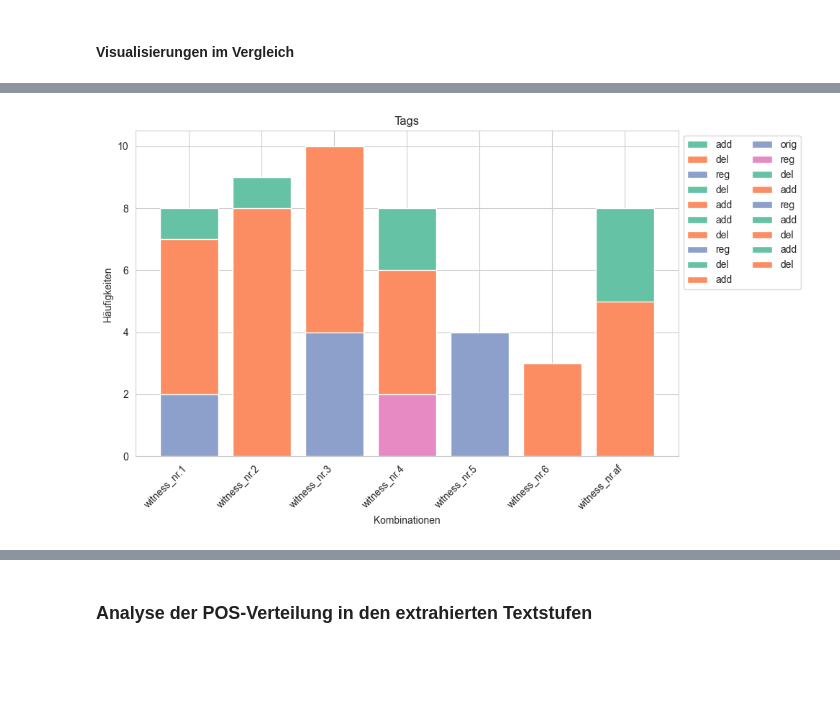
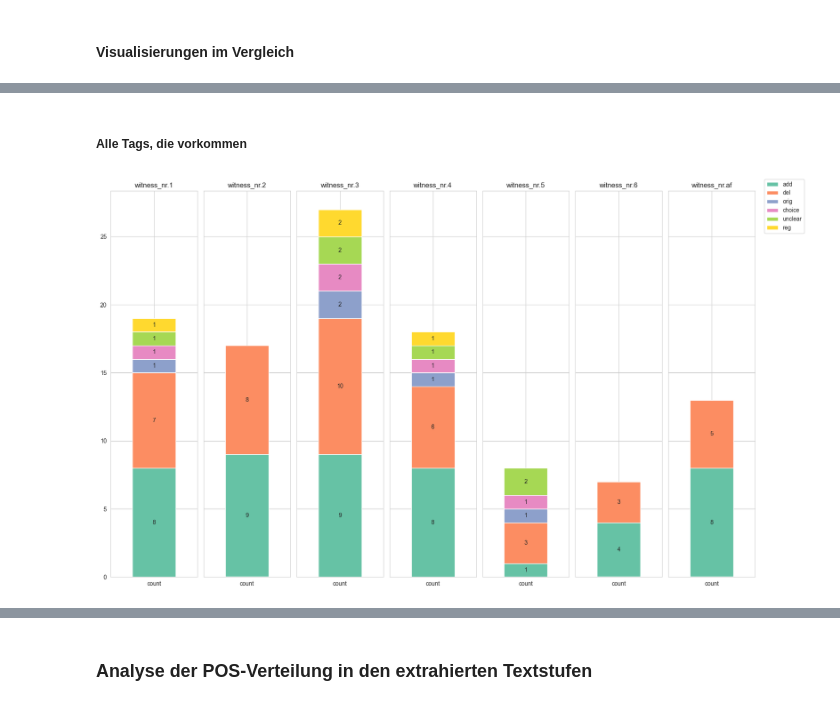
Before and after one commit to johannaunterholzner/DH-Masterarbeit, a Jupyter notebook: Analyse.ipynb, the cells around one changed output, grey strips where cells are left out. Cells and saved outputs as stored; diff of their text form; code cells hidden in the pictures; blank space fills up the shorter version.

```diff
--- a/Analyse.ipynb
+++ b/Analyse.ipynb
@@ -453,46 +342,87 @@ plt.show()
+# %% [markdown]
+##### Alle Tags, die vorkommen
 # %%
 
 # Directory containing the CSV files
 directory = 'C:/Users/jO/Desktop/DH_MA_Arbeit/coding/vwdazb_revisioninterferences_csvs'
 
 # Filter CSV files based on filename pattern
 csv_files = [filename for filename in os.listdir(directory) if filename.startswith('alltags') and filename.endswith('.csv')]
 
 # Load CSV files into DataFrames
 dfs = {}
 for csv_file in csv_files:
     # Extract name for DataFrame
     df_name = csv_file.split('alltags_')[-1].split('_df.csv')[0]
 
     # Load CSV into DataFrame
     df = pd.read_csv(os.path.join(directory, csv_file))
 
     # Assign DataFrame to dictionary using extracted name
     dfs[df_name] = df
 
 
 # Plotting
-# seaborn Farbenpalette für Visualisierung
-sns.set_style("whitegrid")
-fig, ax = plt.subplots(figsize=(10, 6))
+import matplotlib.pyplot as plt
+import seaborn as sns
 
-# Define color palette with enough colors for all categories
-colors = sns.color_palette("Set2", n_colors=sum(len(df) for df in dfs.values()))
+# Collect all unique categories from all DataFrames
+all_categories = set()
+for df in dfs.values():
+    all_categories.update(df['tag'])
 
-# Access each DataFrame by its name
-for df_name, df in dfs.items():
-    bars = ax.bar(df_name, df['count'], label=df['tag'], bottom=df['y_bottom'] if 'y_bottom' in df else None, color=sns.color_palette(palette))
-    # Add labels on top of the bars
-  #  ax.bar_label(bars, label_type='center')
-ax.set_xlabel('Kombinationen')
-ax.set_ylabel('Häufigkeiten')
-ax.set_title('Tags')
-#ax.bar_label(label_type='center')
-handles, labels = ax.get_legend_handles_labels()
-ax.legend(handles, labels, bbox_to_anchor=(1, 1), loc='upper left', ncol=2)
-plt.xticks(rotation=45, ha='right')
+# Create a color palette with the same number of colors as unique categories
+palette = sns.color_palette("Set2", n_colors=len(all_categories))
+
+# Create a single plot with one row and as many columns as there are DataFrames
+num_dfs = len(dfs)
+fig, axes = plt.subplots(1, num_dfs, figsize=(16, 10), sharey=True)
+
+# Initialize handles and labels for legend
+legend_handles = []
+
+# Set the threshold value
+threshold = 0
+
+# Plot stacked bar charts for each DataFrame
+for idx, (df_name, df) in enumerate(dfs.items()):
+    ax = axes[idx] if num_dfs > 1 else axes  # Get the appropriate axis
+    # Modify DataFrame for stacked bar chart
+    stacked_df = df.set_index('tag').T
+
+    # Set missing values for missing categories
+    for category in all_categories:
+        if category not in stacked_df.columns:
+            stacked_df[category] = 0  # Set missing categories to 0
+
+    # Plot stacked bar chart
+    stacked_df.plot(kind='bar', stacked=True, color=palette, ax=ax, legend=None)
+
+    # Customize plot
+    ax.set_xlabel('')
+    ax.set_title(f'{df_name}')
+    ax.tick_params(axis='x', rotation=0)
+
+   # Add labels to the bars
+    for container in ax.containers:
+        labels = [f"{int(val)}" if val > threshold else "" for val in container.datavalues]  # Filter labels based on threshold
+        ax.bar_label(container, labels=labels, label_type='center')
+
+    # Add handles for legend
+    handles, _ = ax.get_legend_handles_labels()
+    legend_handles.extend(handles)
+
+
+# Create a common legend outside the subplots
+fig.legend(legend_handles, all_categories, bbox_to_anchor=(1, 1), loc='upper left')
+
+# Adjust layout
 plt.tight_layout()
+
+# Save combined plot
 plt.savefig('VisVergleich_alltags_vwdazb_revisioninterferences.png')
+
+# Show combined plot
 plt.show()
 # %% [output]
-[figure, old version]
+[figure, new version]
```
Also changed, not shown: parts of 13 cells of this notebook.
